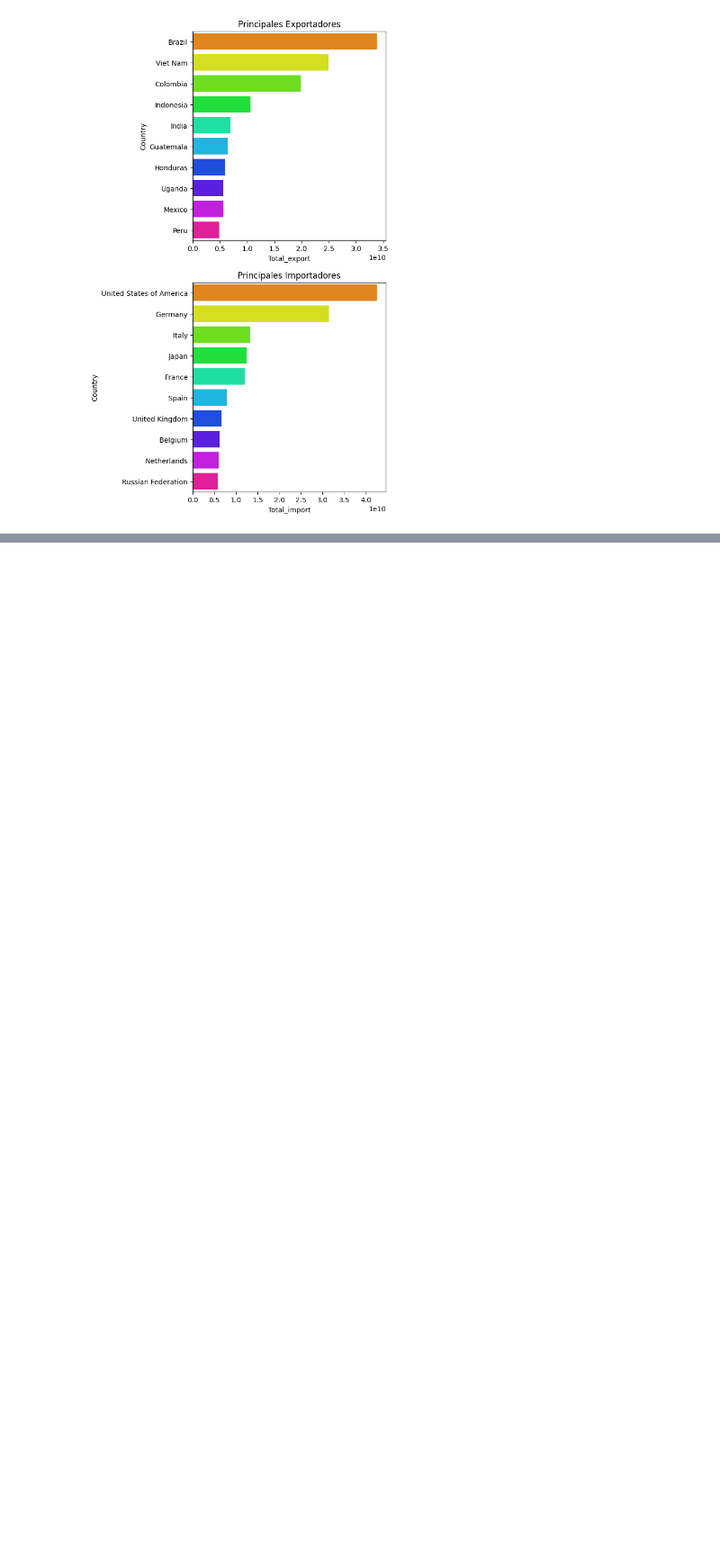
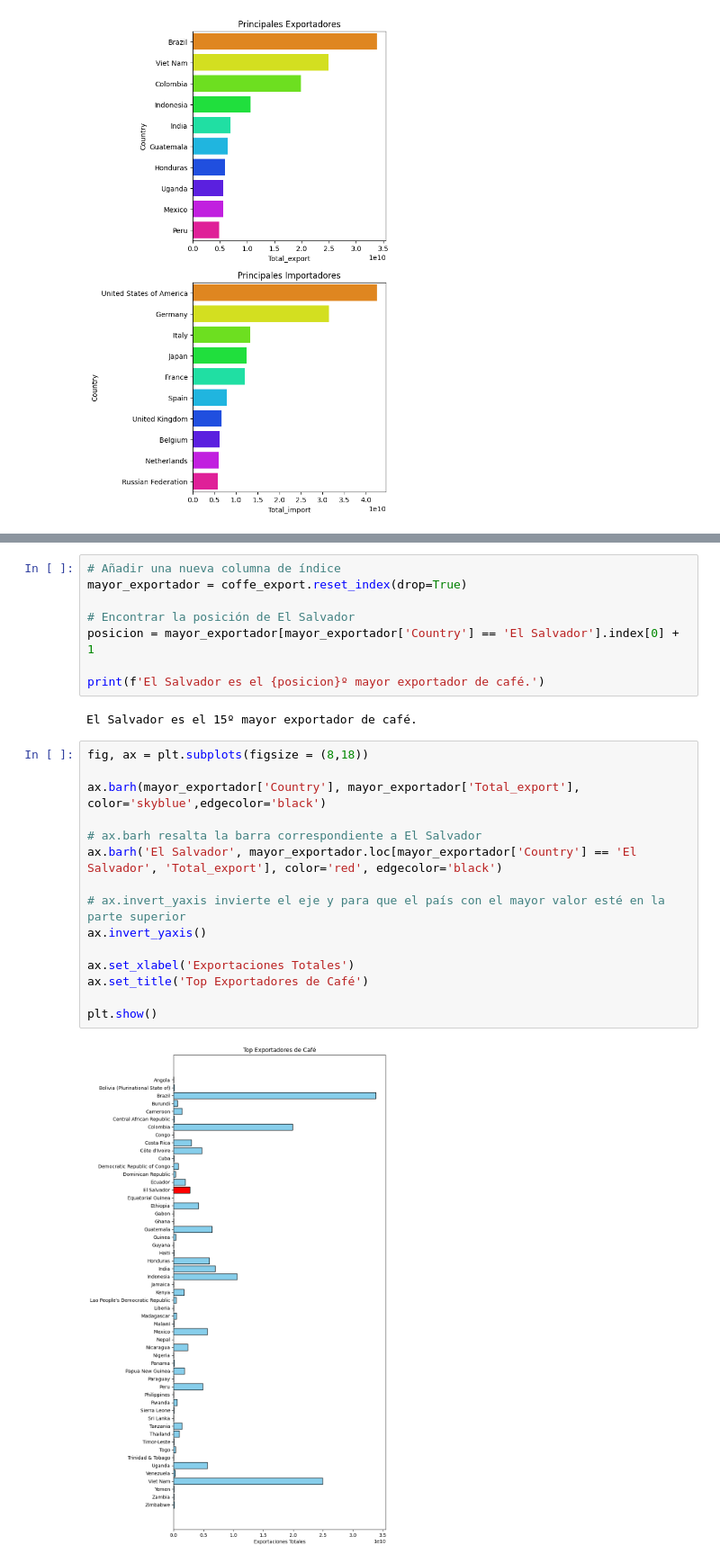
Before and after one commit to Chinaskidev/CafeDataHub, a Jupyter notebook: cafe1.ipynb, the cells around one changed output, grey strips where cells are left out. Shown at 90% size. Drawn from its saved outputs; the diff is of its cells as text; blank space fills up the shorter version.

```diff
--- a/cafe1.ipynb
+++ b/cafe1.ipynb
@@ -90,0 +133,27 @@ Text(0.5, 1.0, 'Principales Productores')
+# %%
+# Añadir una nueva columna de índice
+mayor_exportador = coffe_export.reset_index(drop=True)
+
+# Encontrar la posición de El Salvador
+posicion = mayor_exportador[mayor_exportador['Country'] == 'El Salvador'].index[0] + 1
+
+print(f'El Salvador es el {posicion}º mayor exportador de café.')
+# %% [output]
+El Salvador es el 15º mayor exportador de café.
+# %%
+fig, ax = plt.subplots(figsize = (8,18))
+
+ax.barh(mayor_exportador['Country'], mayor_exportador['Total_export'], color='skyblue',edgecolor='black')
+
+# ax.barh resalta la barra correspondiente a El Salvador
+ax.barh('El Salvador', mayor_exportador.loc[mayor_exportador['Country'] == 'El Salvador', 'Total_export'], color='red', edgecolor='black')
+
+# ax.invert_yaxis invierte el eje y para que el país con el mayor valor esté en la parte superior
+ax.invert_yaxis()
+
+ax.set_xlabel('Exportaciones Totales')
+ax.set_title('Top Exportadores de Café')
+
+plt.show()
+# %% [output]
+[figure, added]
```
Also changed, not shown: parts of 10 cells of this notebook.
